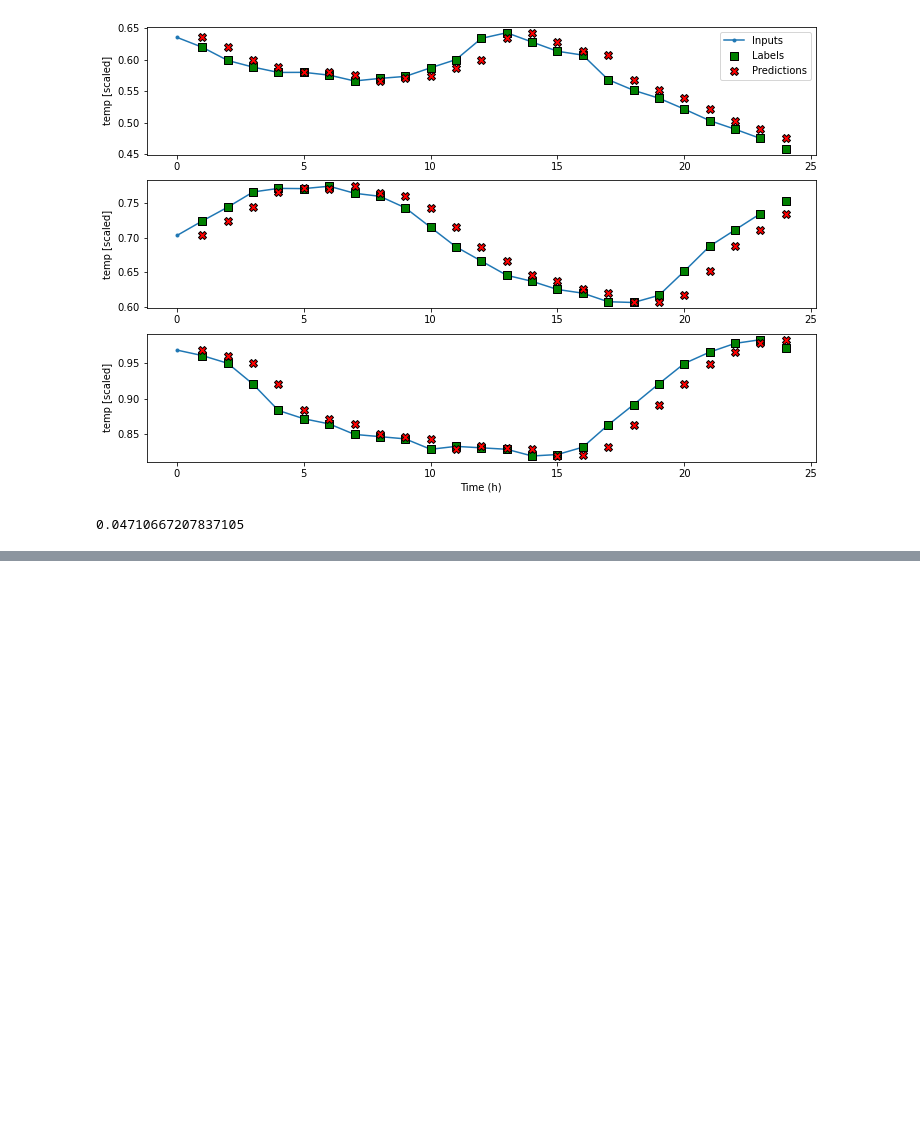
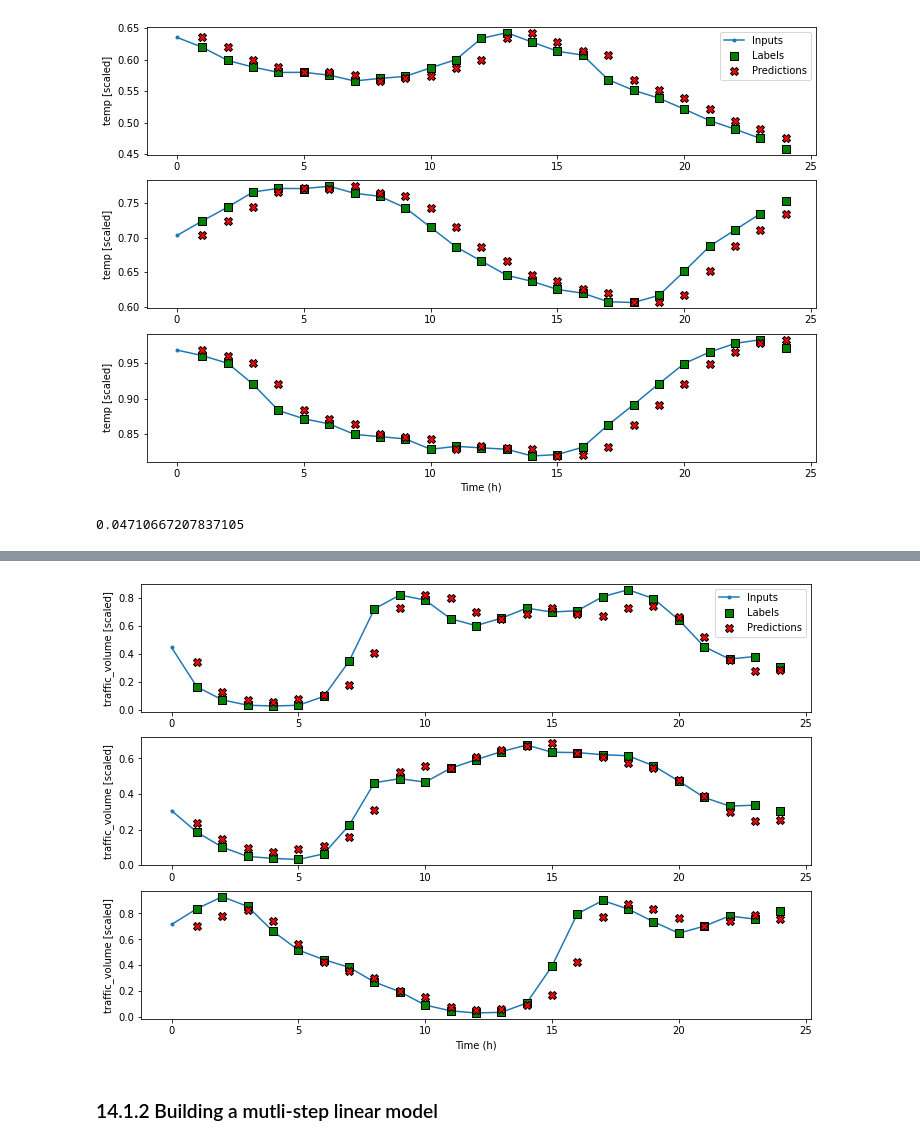
Before and after one commit to marcopeix/TimeSeriesForecastingInPython, a Jupyter notebook: CH13&CH14/CH13 & CH14.ipynb, the cells around one changed output, grey strips where cells are left out. Drawn from its saved outputs; the diff is of its cells as text; code cells hidden in the pictures; blank space fills up the shorter version.

```diff
--- a/CH13/CH13.ipynb
+++ b/CH13&CH14/CH13 & CH14.ipynb
@@ -323,0 +351,9 @@ print(mo_performance['Baseline - Last'][1])
+# %%
+linear = Sequential([
+    Dense(units=1)
+])
+
+history = compile_and_fit(linear, single_step_window)
+
+val_performance['Linear'] = linear.evaluate(single_step_window.val)
+performance['Linear'] = linear.evaluate(single_step_window.test, verbose=0)
@@ -323,0 +378,8 @@ print(mo_performance['Baseline - Last'][1])
+# %%
+wide_window.plot(linear)
+
+plt.savefig('figures/CH14_F02_peixeiro.png', dpi=300)
+# %% [output]
+[figure, added]
+# %% [markdown]
+### 14.1.2 Building a mutli-step linear model
```
Also changed, not shown: parts of 24 cells of this notebook.
